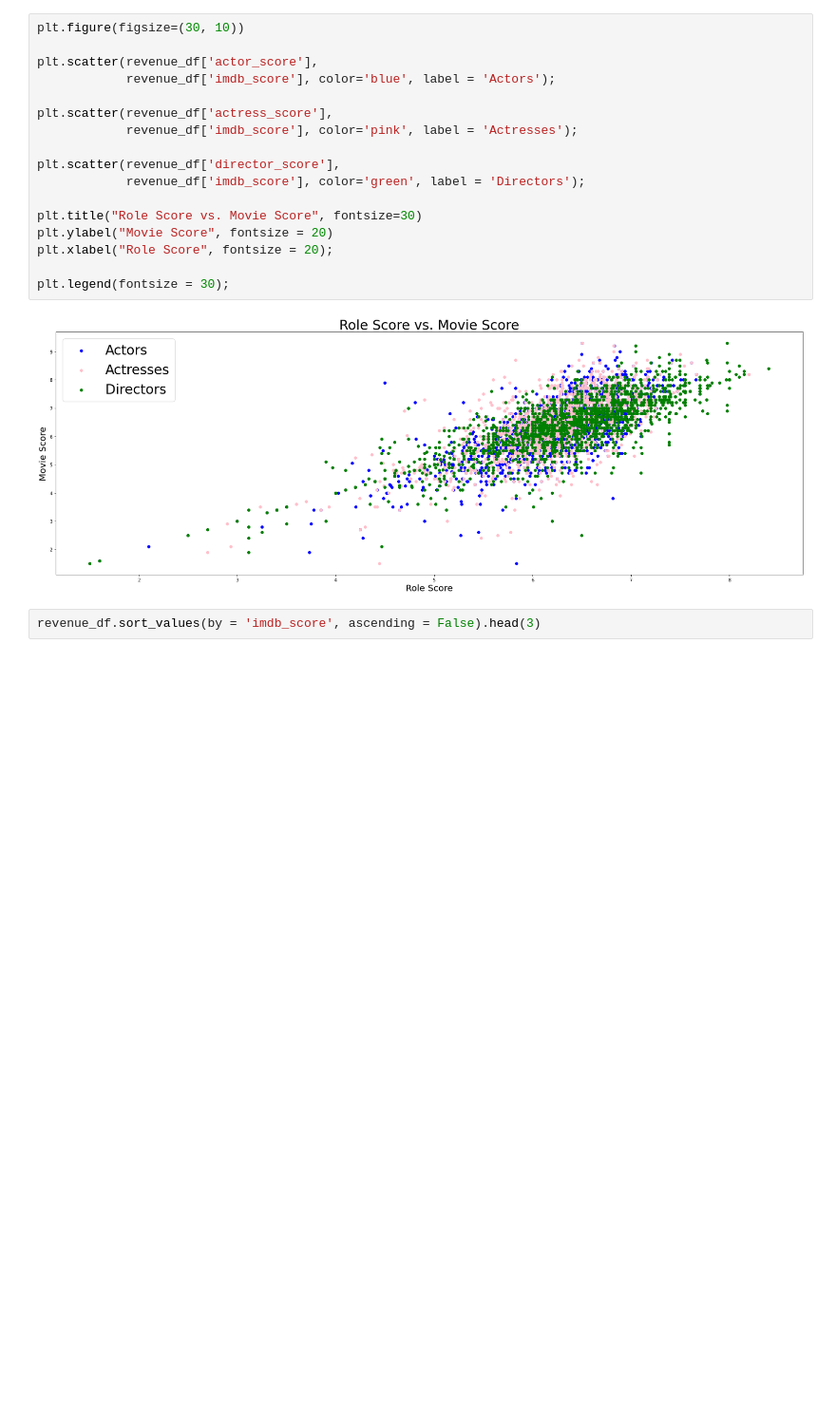
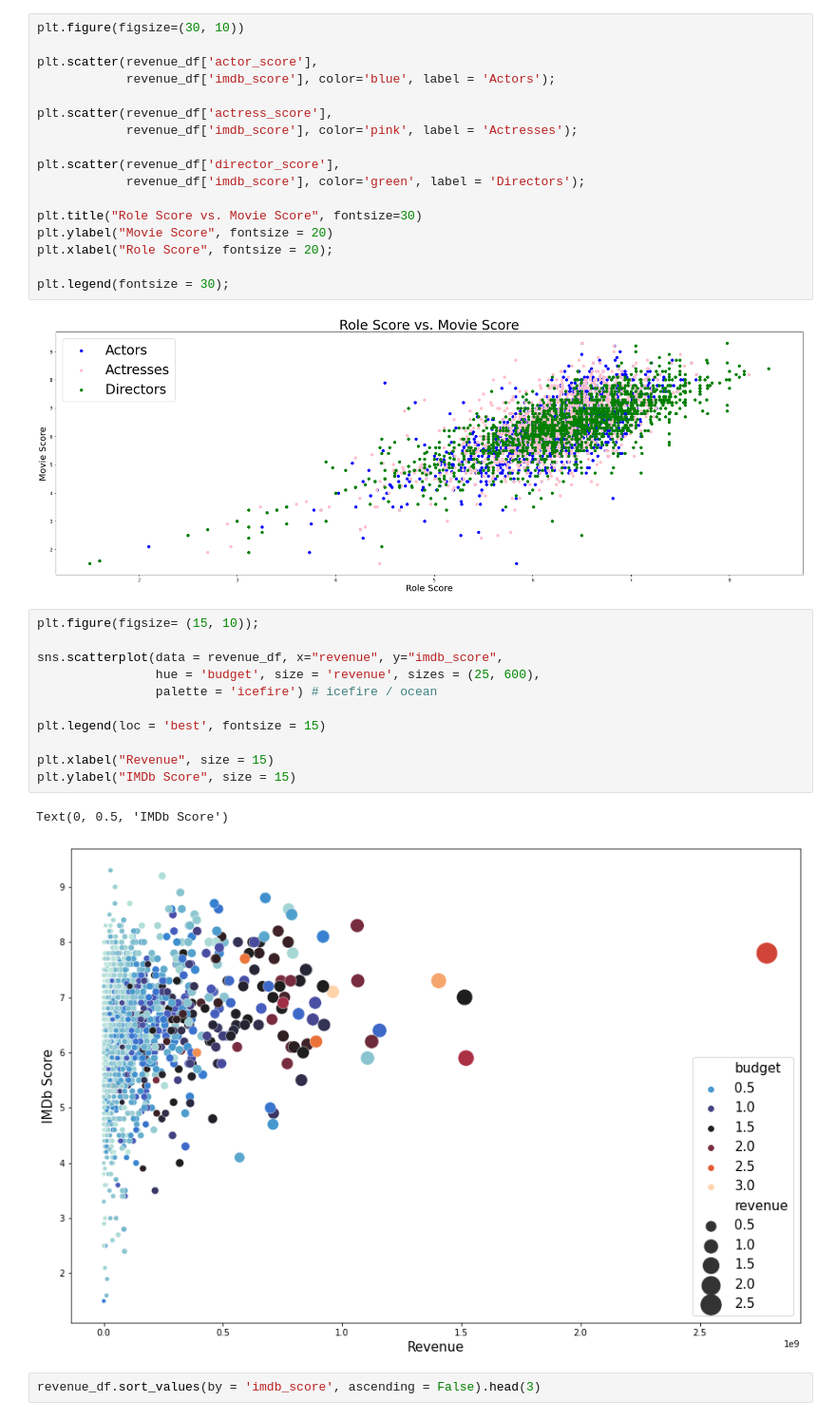
Before and after one commit to nolanarendt/IMDb-Revenue-Predictions, a Jupyter notebook: code/IMDb_EDA.ipynb, the cells around one changed output. Shown at 95% size. Drawn from its saved outputs; the diff is of its cells as text; blank space fills up the shorter version.

```diff
--- a/code/IMDb_EDA.ipynb
+++ b/code/IMDb_EDA.ipynb
@@ -298,6 +298,20 @@ plt.xlabel("Role Score", fontsize = 20);
 plt.legend(fontsize = 30);
 # %% [output]
 [figure]
+# %%
+plt.figure(figsize= (15, 10));
+
+sns.scatterplot(data = revenue_df, x="revenue", y="imdb_score",
+                hue = 'budget', size = 'revenue', sizes = (25, 600),
+                palette = 'icefire') # icefire / ocean
+
+plt.legend(loc = 'best', fontsize = 15)
+
+plt.xlabel("Revenue", size = 15)
+plt.ylabel("IMDb Score", size = 15)
+# %% [output]
+Text(0, 0.5, 'IMDb Score')
+[figure, added]
 # %%
 revenue_df.sort_values(by = 'imdb_score', ascending = False).head(3)
 # %% [output]
```
Also changed, not shown: 2 other files.
